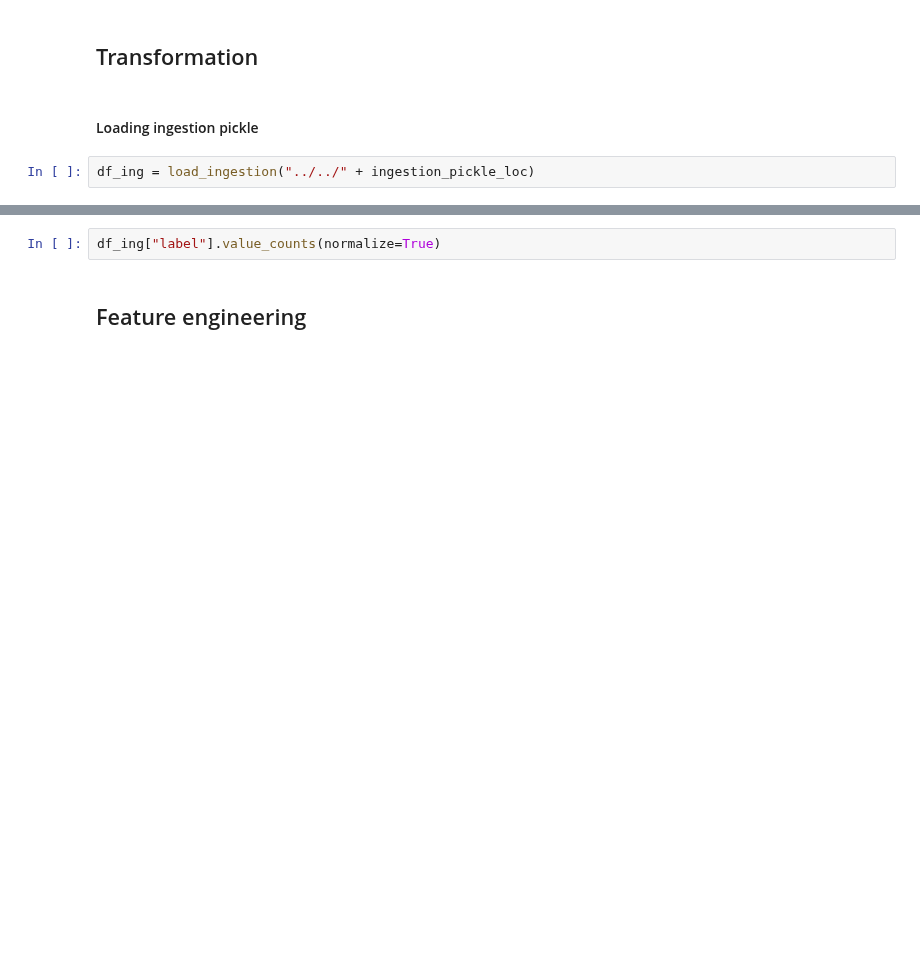
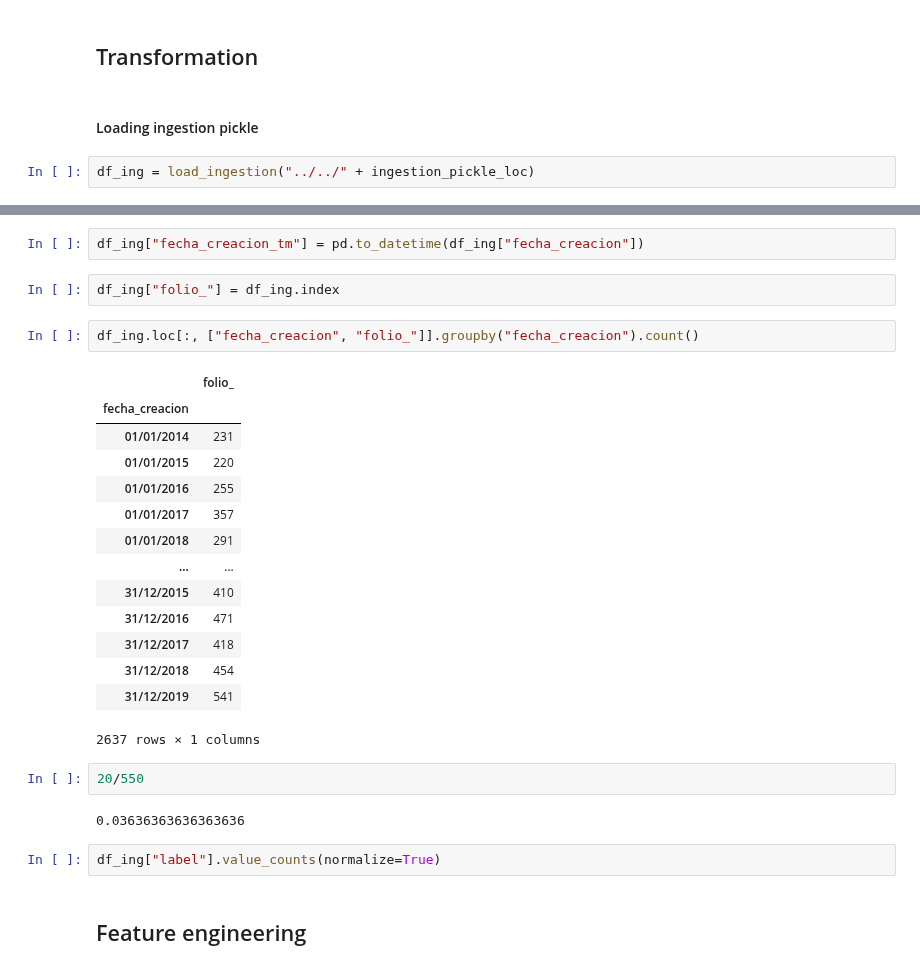
Before and after one commit to robperch/intro_to_ds_project, a Jupyter notebook: notebooks/Rob/Rob_sandbox.ipynb, the cells around one changed output, grey strips where cells are left out. Drawn from its saved outputs; the diff is of its cells as text; blank space fills up the shorter version.

```diff
--- a/notebooks/Rob/Rob_sandbox.ipynb
+++ b/notebooks/Rob/Rob_sandbox.ipynb
@@ -108,3 +140,28 @@ df_ing
+# %%
+df_ing["fecha_creacion_tm"] = pd.to_datetime(df_ing["fecha_creacion"])
+# %%
+df_ing["folio_"] = df_ing.index
+# %%
+df_ing.loc[:, ["fecha_creacion", "folio_"]].groupby("fecha_creacion").count()
+# %% [output]
+|  | folio_ |
+| fecha_creacion |  |
+| 01/01/2014 | 231 |
+| 01/01/2015 | 220 |
+| 01/01/2016 | 255 |
+| 01/01/2017 | 357 |
+| 01/01/2018 | 291 |
+| ... | ... |
+| 31/12/2015 | 410 |
+| 31/12/2016 | 471 |
+| 31/12/2017 | 418 |
+| 31/12/2018 | 454 |
+| 31/12/2019 | 541 |
+2637 rows × 1 columns
+# %%
+20/550
+# %% [output]
+0.03636363636363636
 # %%
 df_ing["label"].value_counts(normalize=True)
 # %% [markdown]
```
Also changed, not shown: parts of 15 cells of this notebook, 4 other files.
